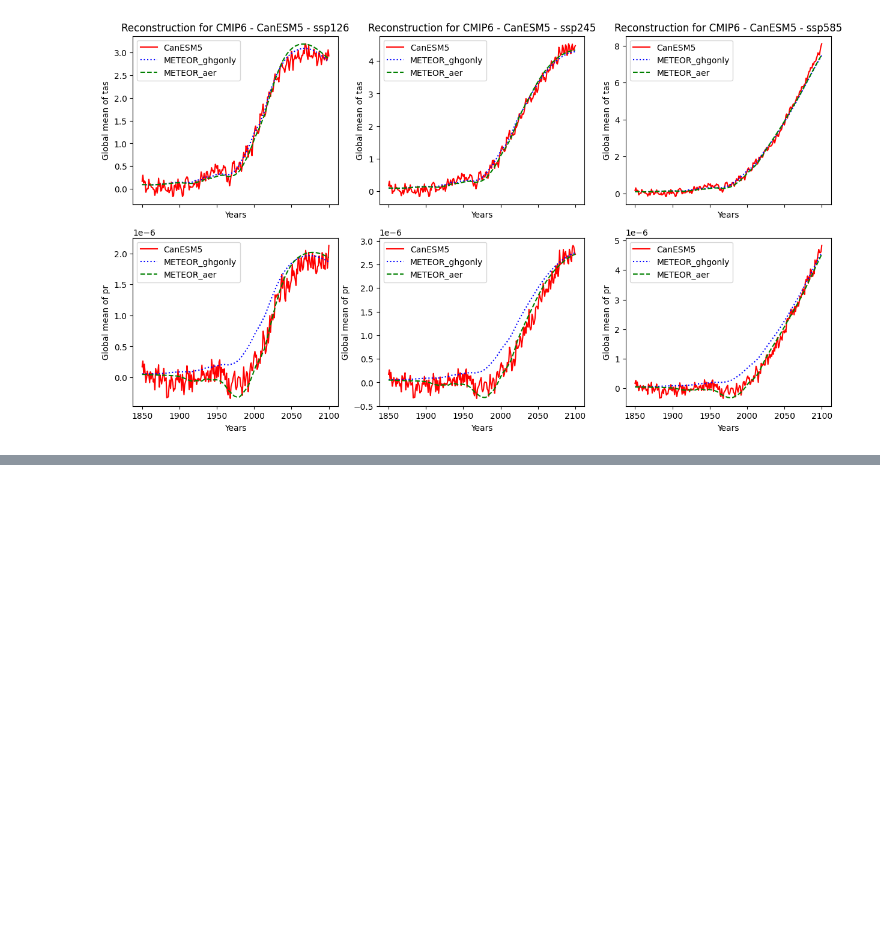
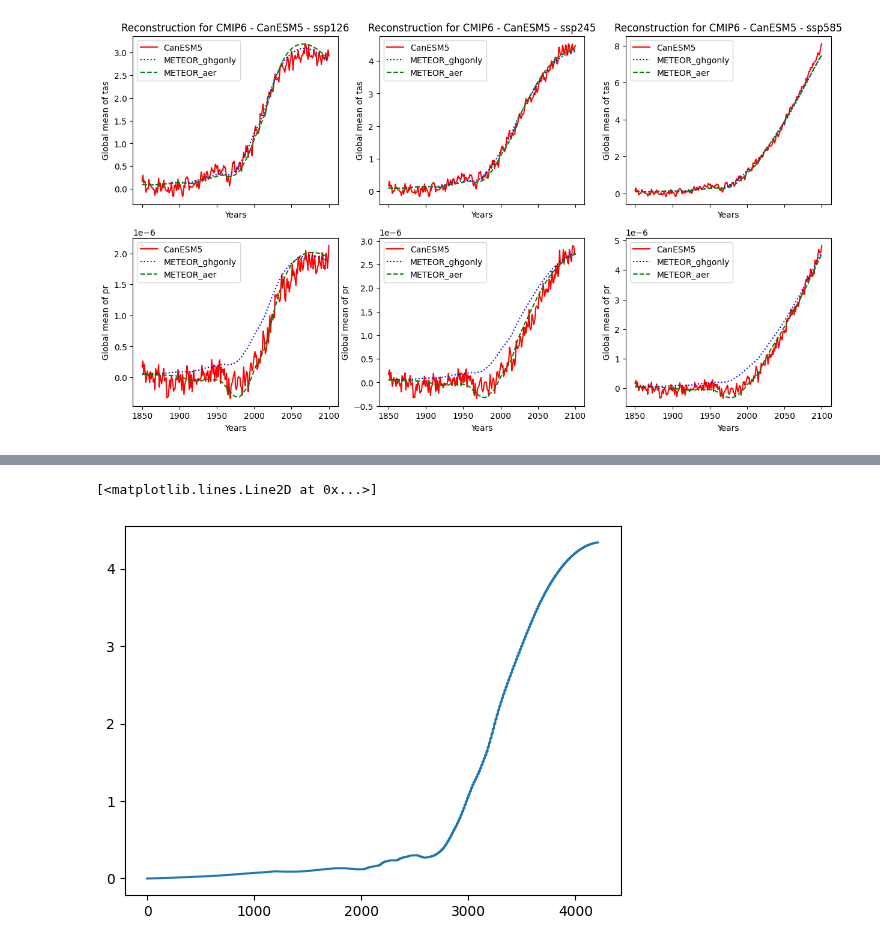
Before and after one commit to benmsanderson/METEOR, a Jupyter notebook: notebooks/CMIP6_mmdemo_with_archiving.ipynb, the cells around one changed output, grey strips where cells are left out. Saved outputs shown, nothing was run; the diff lists cells and outputs as text; code cells hidden in the pictures; blank space fills up the shorter version.

```diff
--- a/notebooks/CMIP6_mmdemo_with_archiving.ipynb
+++ b/notebooks/CMIP6_mmdemo_with_archiving.ipynb
@@ -1,6 +1,6 @@
 # %%
-savecache=1
-loadcache=0
+savecache=0
+loadcache=1
 # %%
 import os
 import numpy as np
@@ -415,0 +203,15 @@ reconstructed_anomalies_xr = xr.DataArray(
+# %%
+
+# 1. Generate a climate realization for a specific warming scenario
+years = years_to_plot
+# Create a plausible warming trajectory: 1.2°C in 2020 to 2.5°C in 2050
+fld='tas'
+m='CanESM5'
+s='ssp245'
+meteor_out=patterns_anomsulf[m][s][fld]
+warming_trajectory = prpatt.global_mean(meteor_out).values
+monthly_warming = np.repeat(warming_trajectory, 12)
+plt.plot(monthly_warming)
+# %% [output]
+[<matplotlib.lines.Line2D at 0x...>]
+[figure, added]
```
Also changed, not shown: parts of 15 cells of this notebook, 5 other files.
